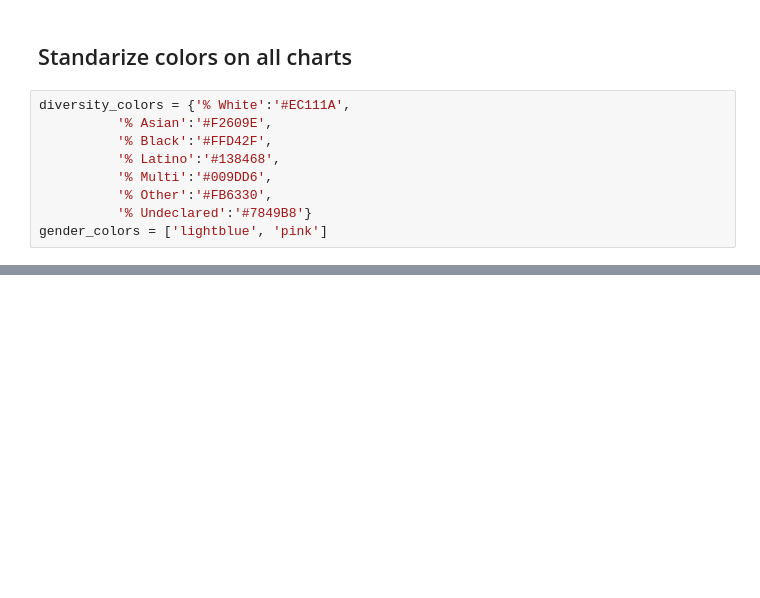
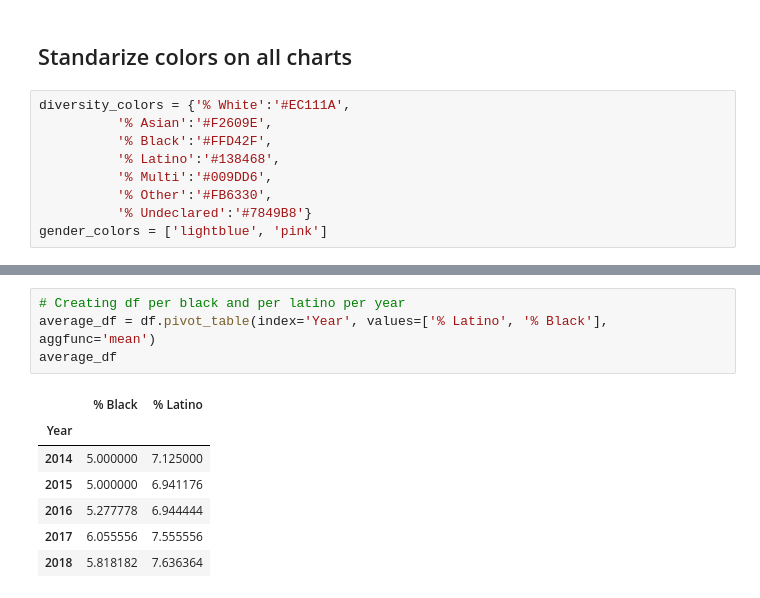
Before and after one commit to AIDecisions/project-1-group-15, a Jupyter notebook: 4-Q3-Black and Latino people over time/black_and_latino_people_over_time.ipynb, the cells around one changed output, grey strips where cells are left out. Cells and saved outputs as stored; diff of their text form; blank space fills up the shorter version.

```diff
--- a/4-Q3-Black and Latino people over time/black_and_latino_people_over_time.ipynb
+++ b/4-Q3-Black and Latino people over time/black_and_latino_people_over_time.ipynb
@@ -85,0 +63,12 @@ plt.show()
+# %%
+# Creating df per black and per latino per year
+average_df = df.pivot_table(index='Year', values=['% Latino', '% Black'], aggfunc='mean')
+average_df
+# %% [output]
+|  | % Black | % Latino |
+| Year |  |  |
+| 2014 | 5.000000 | 7.125000 |
+| 2015 | 5.000000 | 6.941176 |
+| 2016 | 5.277778 | 6.944444 |
+| 2017 | 6.055556 | 7.555556 |
+| 2018 | 5.818182 | 7.636364 |
```
Also changed, not shown: parts of 5 cells of this notebook, 43 other files.
